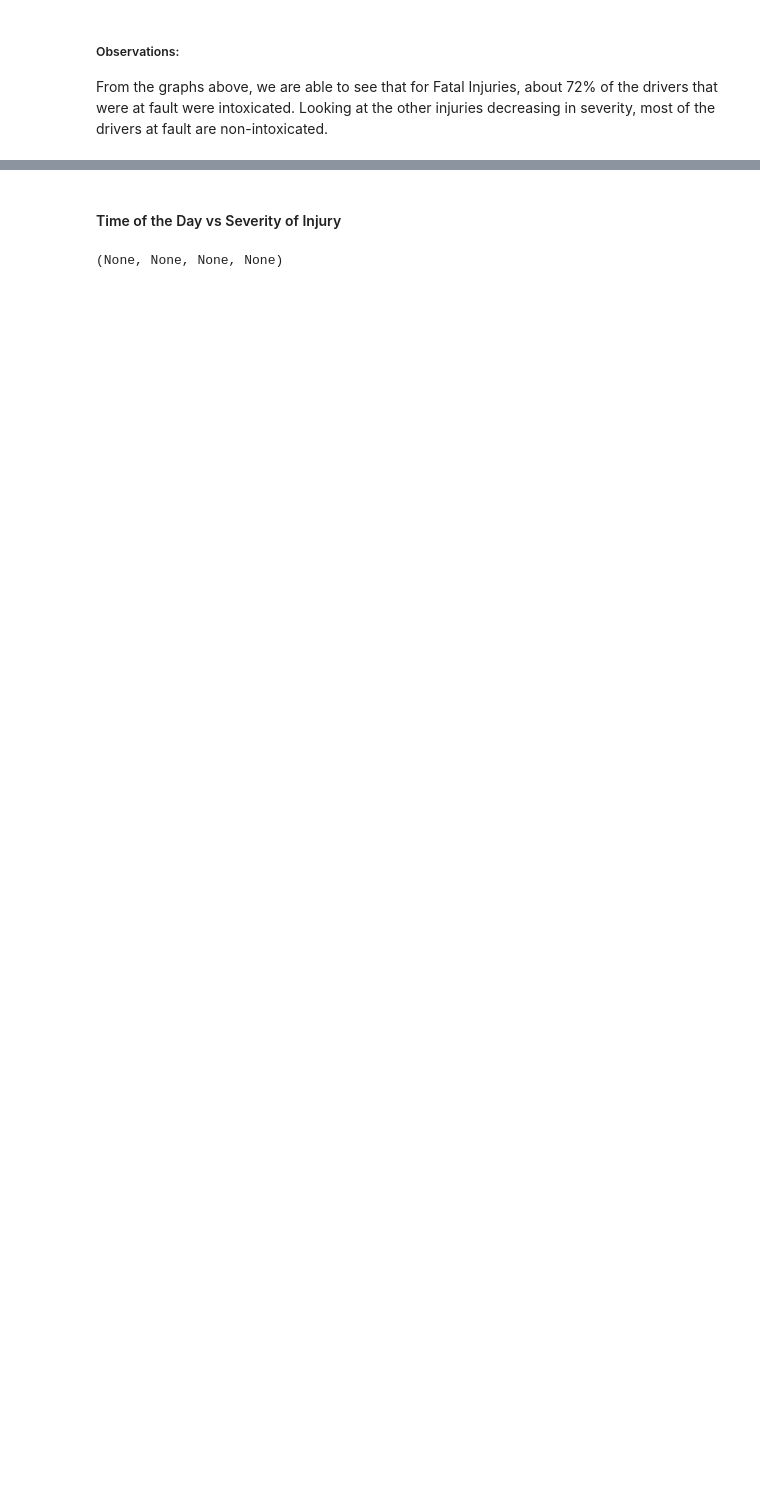
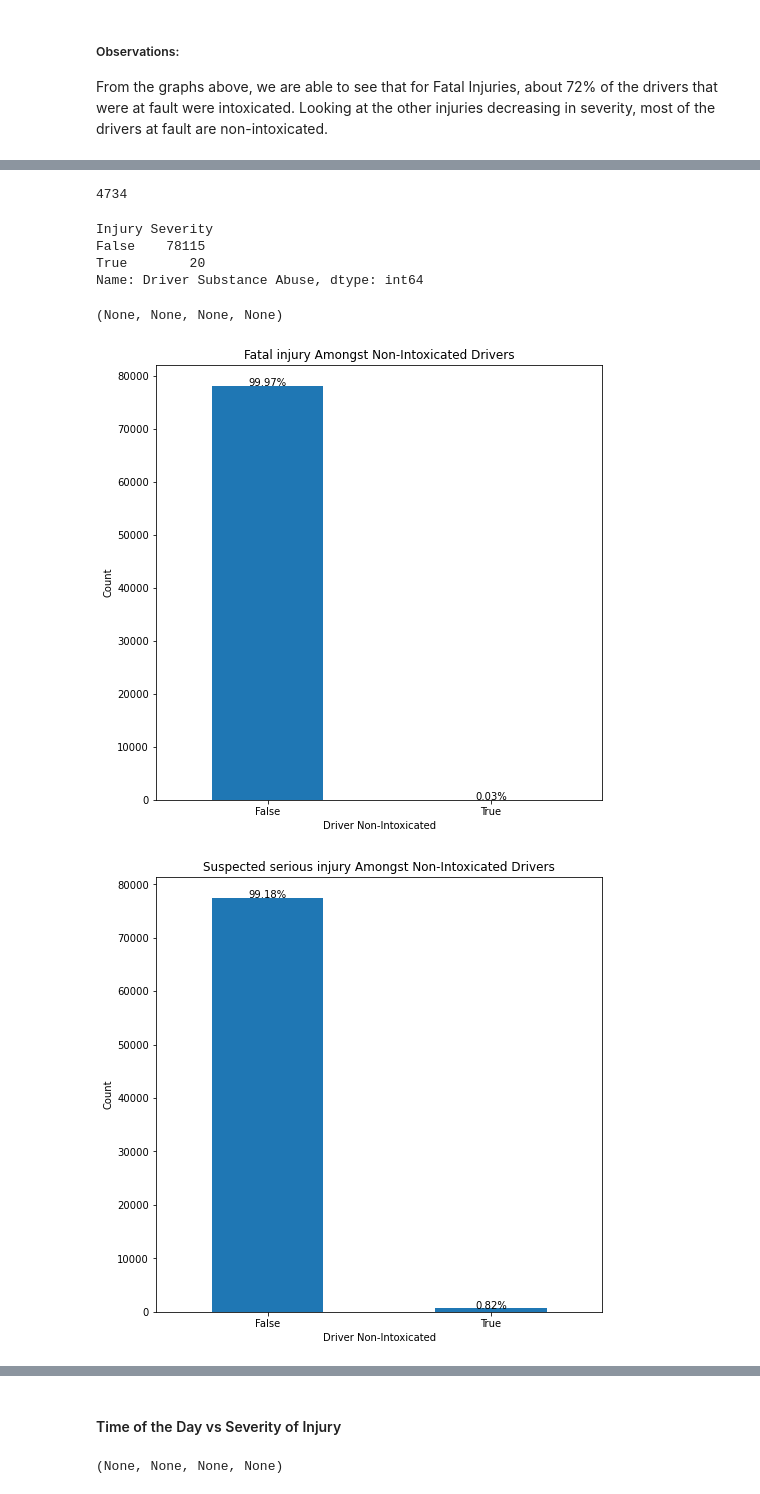
Before and after one commit to rayeni/car_crash_driver_profile, a Jupyter notebook: car_crash_eda.ipynb, the cells around one changed output, grey strips where cells are left out. Drawn from its saved outputs; the diff is of its cells as text; code cells hidden in the pictures; blank space fills up the shorter version.

```diff
--- a/car_crash_eda.ipynb
+++ b/car_crash_eda.ipynb
@@ -239,0 +268,31 @@ From the graphs above, we are able to see that for Fatal Injuries, about 72% of
+# %%
+(crash_orig_df['Driver Substance Abuse']=='Yes').sum()
+# %% [output]
+4734
+# %%
+crash_orig_df[crash_orig_df['Driver Substance Abuse']=='No'].groupby(crash_orig_df['Injury Severity']=='FATAL INJURY')['Driver Substance Abuse'].count()
+# %% [output]
+Injury Severity
+False    78115
+True        20
+Name: Driver Substance Abuse, dtype: int64
+# %%
+def non_substance_crash_overview(feature):
+    plt.figure(figsize = (8,8))
+    plt.title(f'{feature.lower().capitalize()} Amongst Non-Intoxicated Drivers')
+    ax = crash_orig_df[crash_orig_df['Driver Substance Abuse']=='No'].groupby(crash_orig_df['Injury Severity']==f'{feature}')['Driver Substance Abuse'].count().plot(kind = 'bar')
+    plt.xlabel('Driver Non-Intoxicated')
+    plt.ylabel('Count')
+    plt.xticks(rotation = 0)
+    total = (crash_orig_df['Driver Substance Abuse']=='No').sum()
+    for p in ax.patches:
+        percentage = '{:.2f}%'.format(100 * p.get_height()/total)
+        x = p.get_x() + p.get_width()/2
+        y = p.get_height()
+        ax.annotate(percentage, (x, y),ha='center')
+# %%
+non_substance_crash_overview('FATAL INJURY'),non_substance_crash_overview('SUSPECTED SERIOUS INJURY'),non_substance_crash_overview('SUSPECTED MINOR INJURY'),non_substance_crash_overview('POSSIBLE INJURY')
+# %% [output]
+(None, None, None, None)
+[figure, added]
+[figure, added]
```
Also changed, not shown: parts of 14 cells of this notebook.
